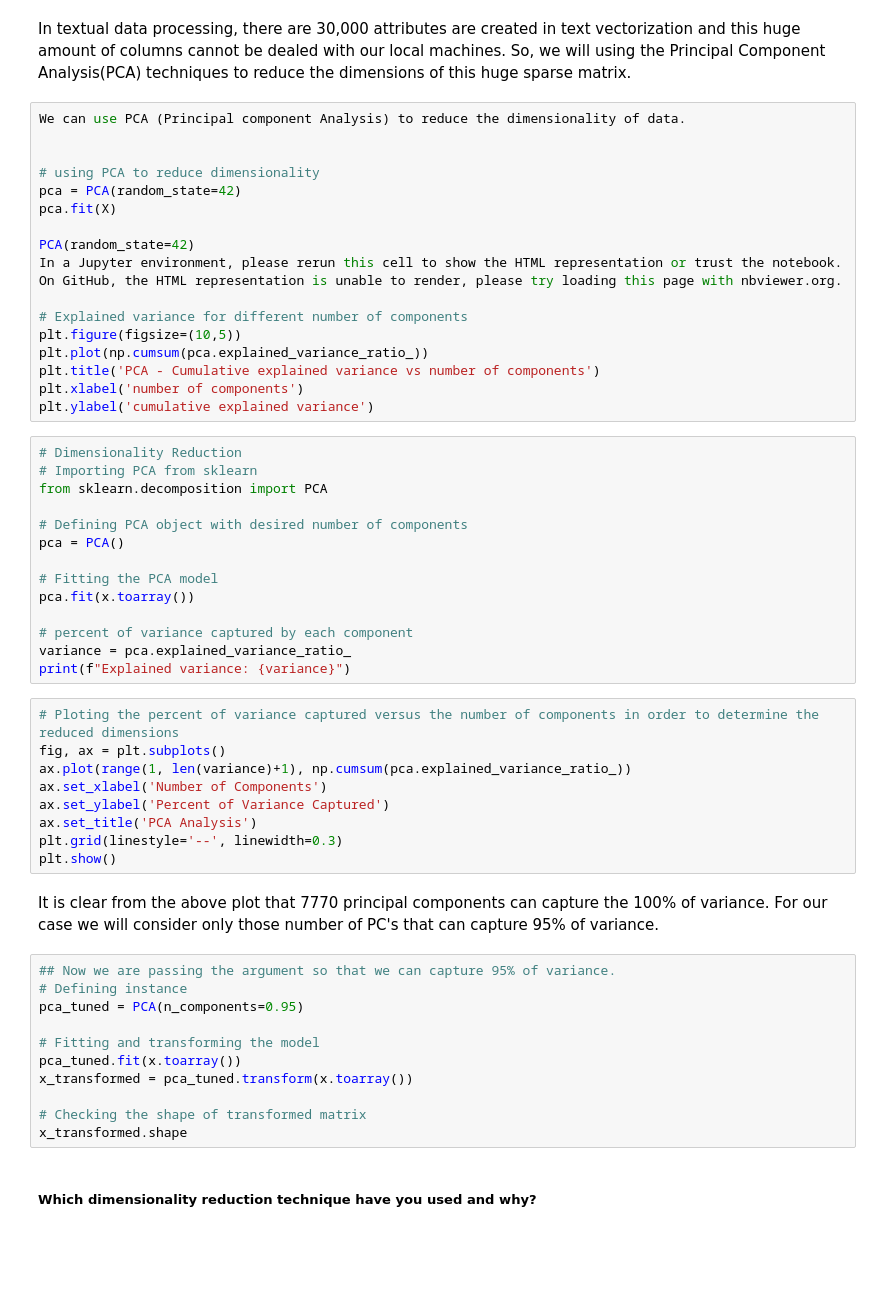
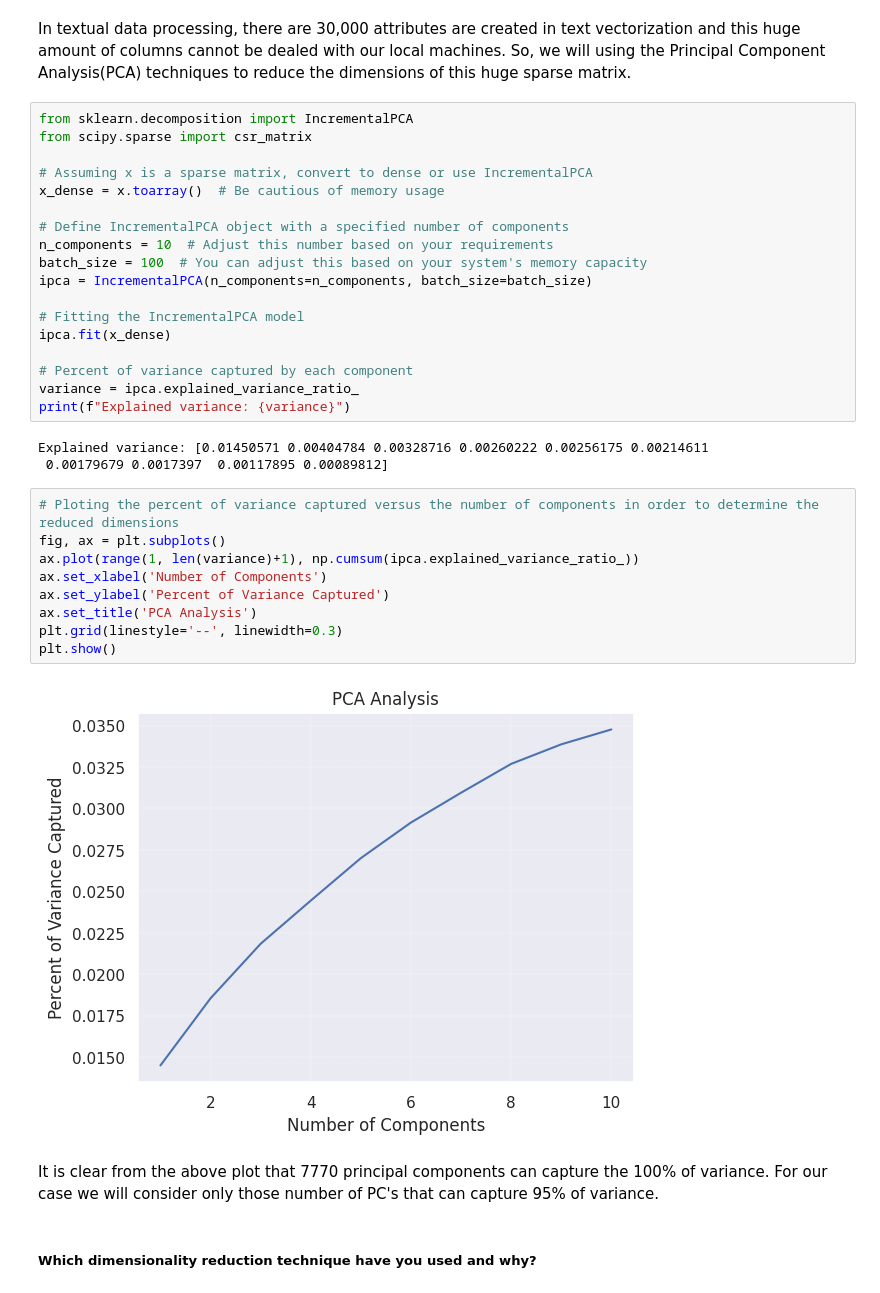
Before and after one commit to aanchaljain1993/Project-6, a Jupyter notebook: Unsupervised_ML_Netflix_Movies_and_TV_Shows_Clustering.ipynb, the cells around one changed output. Cells and saved outputs as stored; diff of their text form; blank space fills up the shorter version.

```diff
--- a/Unsupervised_ML_Netflix_Movies_and_TV_Shows_Clustering.ipynb
+++ b/Unsupervised_ML_Netflix_Movies_and_TV_Shows_Clustering.ipynb
@@ -1364,60 +1380,40 @@ We have used TFIDF vectorization in place of BAG OF WORDS because Tf-idf vectori
 ##### Do you think that dimensionality reduction is needed? Explain Why?
 # %% [markdown]
 In textual data processing, there are 30,000 attributes are created in text vectorization and this huge amount of columns cannot be dealed with our local machines. So, we will using the Principal Component Analysis(PCA) techniques to reduce the dimensions of this huge sparse matrix.
-# %%
-We can use PCA (Principal component Analysis) to reduce the dimensionality of data.
-
-
-# using PCA to reduce dimensionality
-pca = PCA(random_state=42)
-pca.fit(X)
-
-PCA(random_state=42)
-In a Jupyter environment, please rerun this cell to show the HTML representation or trust the notebook.
-On GitHub, the HTML representation is unable to render, please try loading this page with nbviewer.org.
-
-# Explained variance for different number of components
-plt.figure(figsize=(10,5))
-plt.plot(np.cumsum(pca.explained_variance_ratio_))
-plt.title('PCA - Cumulative explained variance vs number of components')
-plt.xlabel('number of components')
-plt.ylabel('cumulative explained variance')
-# %%
-# Dimensionality Reduction
-# Importing PCA from sklearn
-from sklearn.decomposition import PCA
-
-# Defining PCA object with desired number of components
-pca = PCA()
-
-# Fitting the PCA model
-pca.fit(x.toarray())
-
-# percent of variance captured by each component
-variance = pca.explained_variance_ratio_
-print(f"Explained variance: {variance}")
+# %%
+from sklearn.decomposition import IncrementalPCA
+from scipy.sparse import csr_matrix
+
+# Assuming x is a sparse matrix, convert to dense or use IncrementalPCA
+x_dense = x.toarray()  # Be cautious of memory usage
+
+# Define IncrementalPCA object with a specified number of components
+n_components = 10  # Adjust this number based on your requirements
+batch_size = 100  # You can adjust this based on your system's memory capacity
+ipca = IncrementalPCA(n_components=n_components, batch_size=batch_size)
+
+# Fitting the IncrementalPCA model
+ipca.fit(x_dense)
+
+# Percent of variance captured by each component
+variance = ipca.explained_variance_ratio_
+print(f"Explained variance: {variance}")
+# %% [output]
+Explained variance: [0.01450571 0.00404784 0.00328716 0.00260222 0.00256175 0.00214611
+ 0.00179679 0.0017397  0.00117895 0.00089812]
 # %%
 # Ploting the percent of variance captured versus the number of components in order to determine the reduced dimensions
 fig, ax = plt.subplots()
-ax.plot(range(1, len(variance)+1), np.cumsum(pca.explained_variance_ratio_))
+ax.plot(range(1, len(variance)+1), np.cumsum(ipca.explained_variance_ratio_))
 ax.set_xlabel('Number of Components')
 ax.set_ylabel('Percent of Variance Captured')
 ax.set_title('PCA Analysis')
 plt.grid(linestyle='--', linewidth=0.3)
 plt.show()
+# %% [output]
+[figure, added]
 # %% [markdown]
 It is clear from the above plot that 7770 principal components can capture the 100% of variance. For our case we will consider only those number of PC's that can capture 95% of variance.
-# %%
-## Now we are passing the argument so that we can capture 95% of variance.
-# Defining instance
-pca_tuned = PCA(n_components=0.95)
-
-# Fitting and transforming the model
-pca_tuned.fit(x.toarray())
-x_transformed = pca_tuned.transform(x.toarray())
-
-# Checking the shape of transformed matrix
-x_transformed.shape
 # %% [markdown]
 ##### Which dimensionality reduction technique have you used and why?
 # %% [markdown]
```
Also changed, not shown: parts of 16 cells of this notebook.
